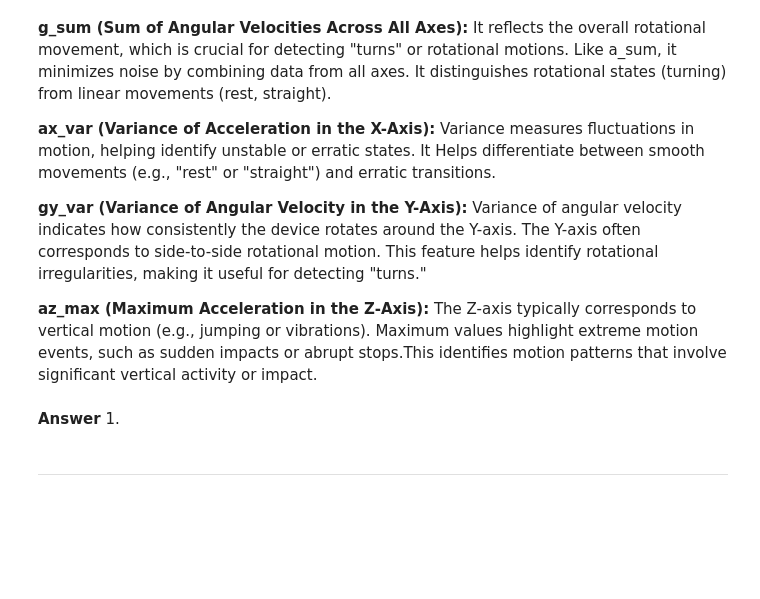
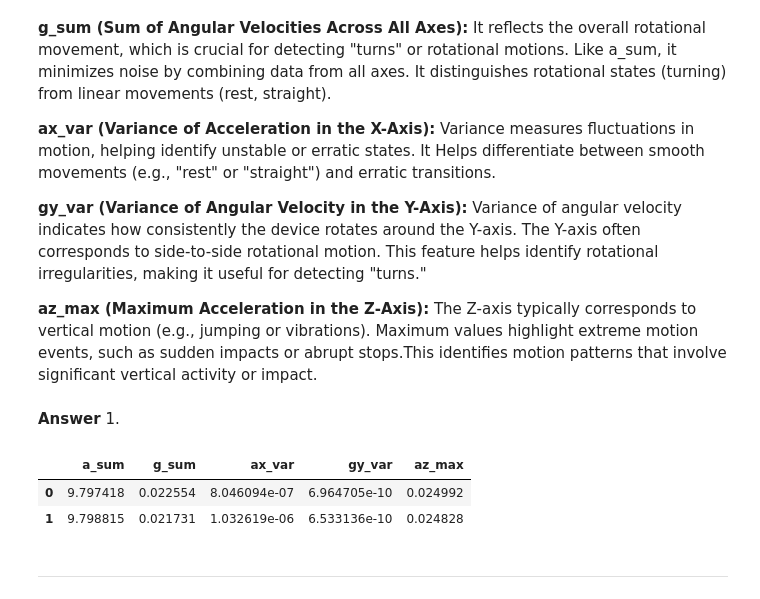
Before and after one commit to ChidiPatrick/engg680_2024_fall, a Jupyter notebook: Lab_Assignment_4/Assignment 4.ipynb, the cells around one changed output. Saved outputs shown, nothing was run; the diff lists cells and outputs as text; code cells hidden in the pictures; blank space fills up the shorter version.

```diff
--- a/Lab_Assignment_4/Assignment 4.ipynb
+++ b/Lab_Assignment_4/Assignment 4.ipynb
@@ -628,7 +628,11 @@ ___
 1.
 # %%
 # TODO - Load group selected features from cv_set to X
-# X =
+X = cv_set[['a_sum', 'g_sum', 'ax_var', 'gy_var','az_max']]
 X.head(2)
+# %% [output]
+|  | a_sum | g_sum | ax_var | gy_var | az_max |
+| 0 | 9.797418 | 0.022554 | 8.046094e-07 | 6.964705e-10 | 0.024992 |
+| 1 | 9.798815 | 0.021731 | 1.032619e-06 | 6.533136e-10 | 0.024828 |
 # %%
 # TODO - Load motion_state column (target vector) into y
```
Also changed, not shown: parts of 20 cells of this notebook.
